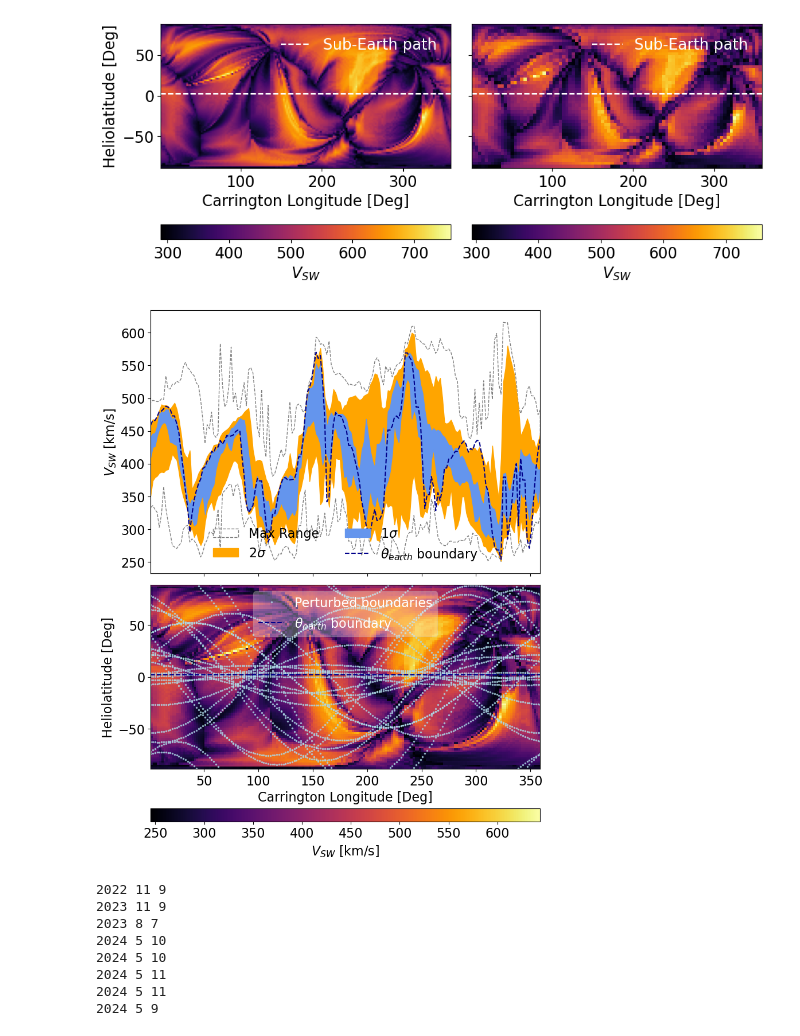
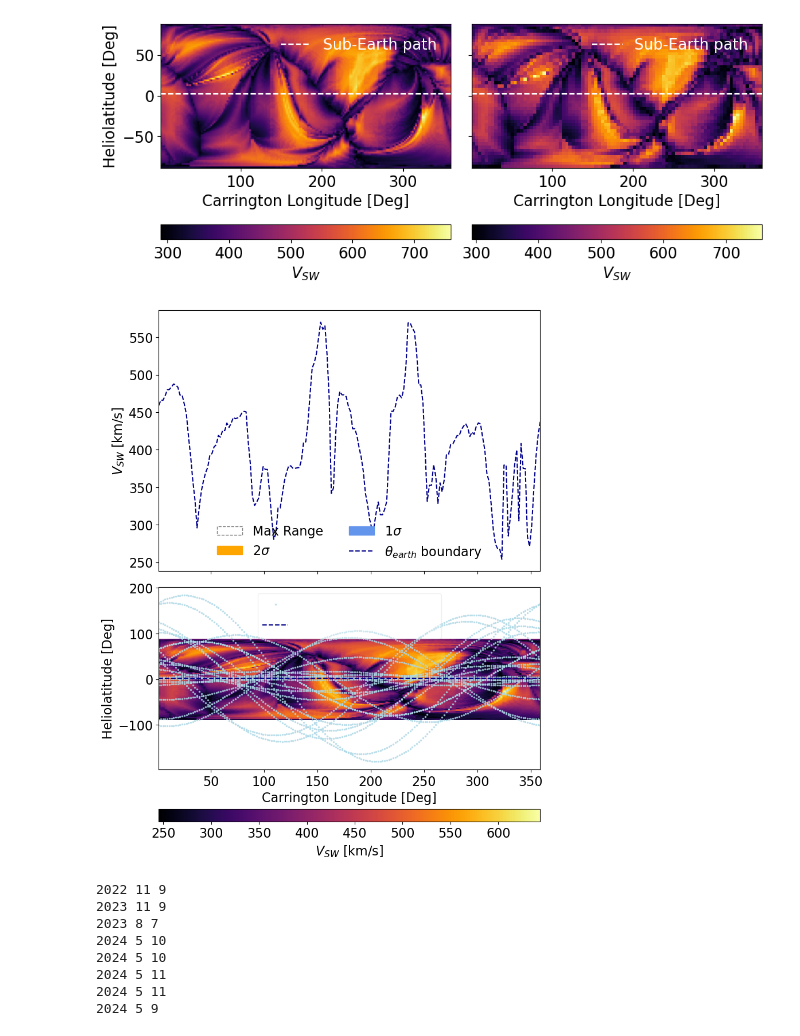
Before and after one commit to NathanielInatimi/WSA_calibration, a Jupyter notebook: code/WSA_calibration_sketch.ipynb, the cells around one changed output. Saved outputs shown, nothing was run; the diff lists cells and outputs as text; code cells hidden in the pictures.

```diff
--- a/code/WSA_calibration_sketch.ipynb
+++ b/code/WSA_calibration_sketch.ipynb
@@ -173,18 +173,21 @@ def gen_ensemble_perturbed_boundary_path(E_lat, longitudes, ensemble_size, sigma
 
         path = E_lat + theta_max * np.sin(wave_no * (longitudes) + phase_off)
 
-        #cut off values above max lat range
-        upper_mask = path > np.radians(89)
-        lower_mask = path < -np.radians(89)
+        # #cut off values above max lat range
+        # upper_mask = path > np.radians(89)
+        # lower_mask = path < -np.radians(89)
 
-        # Flat cut-off
+        # # Flat cut-off
         # path[upper_mask] = np.radians(89)
         # path[lower_mask] = -np.radians(89)
 
-        # Periodic Boundary Conditions
-        path[upper_mask] = path[upper_mask] - np.radians(178)
-        path[lower_mask] = path[lower_mask] + np.radians(178)
+        # # Loop around
+        # path[upper_mask] = path[upper_mask] - np.radians(178)
+        # path[lower_mask] = path[lower_mask] + np.radians(178)
 
+        # # Periodic Boundary Conditions (Spherical geometry)
+        # path[upper_mask] = path[upper_mask] +
+        # path[lower_mask] = path[lower_mask] + np.radians(178)
 
         perturbed_paths.append(path)
 
@@ -271,7 +274,7 @@ plt.show()
 # %% [output]
 [figure]
 # %%
-sigma_latitude = 50
+sigma_latitude = 80
 ensemble_size = 20
 # get all WSA files
 directory_path = H._setup_dirs_()['boundary_conditions']
@@ -314,34 +317,34 @@ axes[1].plot(WSA_vr_longs.to(u.deg).value, boundary.to(u.deg).value, color = 'li
 #axes[1].plot(WSA_vr_longs.to(u.deg).value, boundary.to(u.deg).value, color = 'blue', lw = 1, alpha = 0.5)
 axes[1].axhline(E_lat.to(u.deg).value, color = 'darkblue', linestyle = '--', label = r'$\theta_{earth}$ boundary')
 
 fig.colorbar(im, ax = axes[1], label = r'$V_{SW}$ [km/s]', orientation = 'horizontal', aspect = 30)#, location = 'bottom')
 axes[1].set_xlabel('Carrington Longitude [Deg]')
 axes[1].set_ylabel('Heliolatitude [Deg]')
 
 axes[1].legend(framealpha = 0.3, labelcolor = 'white')
 
 # for vr_boundary in velocity_boundaries:
 #     axes[1].plot(WSA_vr_longs.to(u.deg).value, vr_boundary, color = 'grey')
 
 axes[0].fill_between(WSA_vr_longs.to(u.deg).value, np.min(velocity_boundaries, axis = 0), np.max(velocity_boundaries, axis = 0),
                      linestyle = '--', color = 'grey', facecolor = 'None', label = 'Max Range')
 
 axes[0].fill_between(WSA_vr_longs.to(u.deg).value, np.percentile(velocity_boundaries,13.6, axis = 0), np.percentile(velocity_boundaries, (100-13.6), axis = 0),
                      edgecolor = 'None', label = r'2$\sigma$', color = 'orange')
 axes[0].fill_between(WSA_vr_longs.to(u.deg).value, np.percentile(velocity_boundaries,34, axis = 0), np.percentile(velocity_boundaries, 68, axis = 0),
                      edgecolor = 'None', label = r'1$\sigma$', color = 'cornflowerblue')
 
 
 axes[0].plot(WSA_vr_longs.to(u.deg).value, INT(WSA_vr_longs.value, np.ones(180)*E_lat.value),
              color = 'darkblue', linestyle = '--', label = r'$\theta_{earth}$ boundary')
 axes[0].set_ylabel(r'$V_{SW}$ [km/s]')
 axes[0].legend(frameon = False, ncols = 2)
 
 
 plt.tight_layout()
 plt.show()
 # %% [output]
-[figure, old version]
+[figure, new version]
 # %%
 def generate_ensemble_forecast(params):
 
```
Also changed, not shown: 4 other files.
